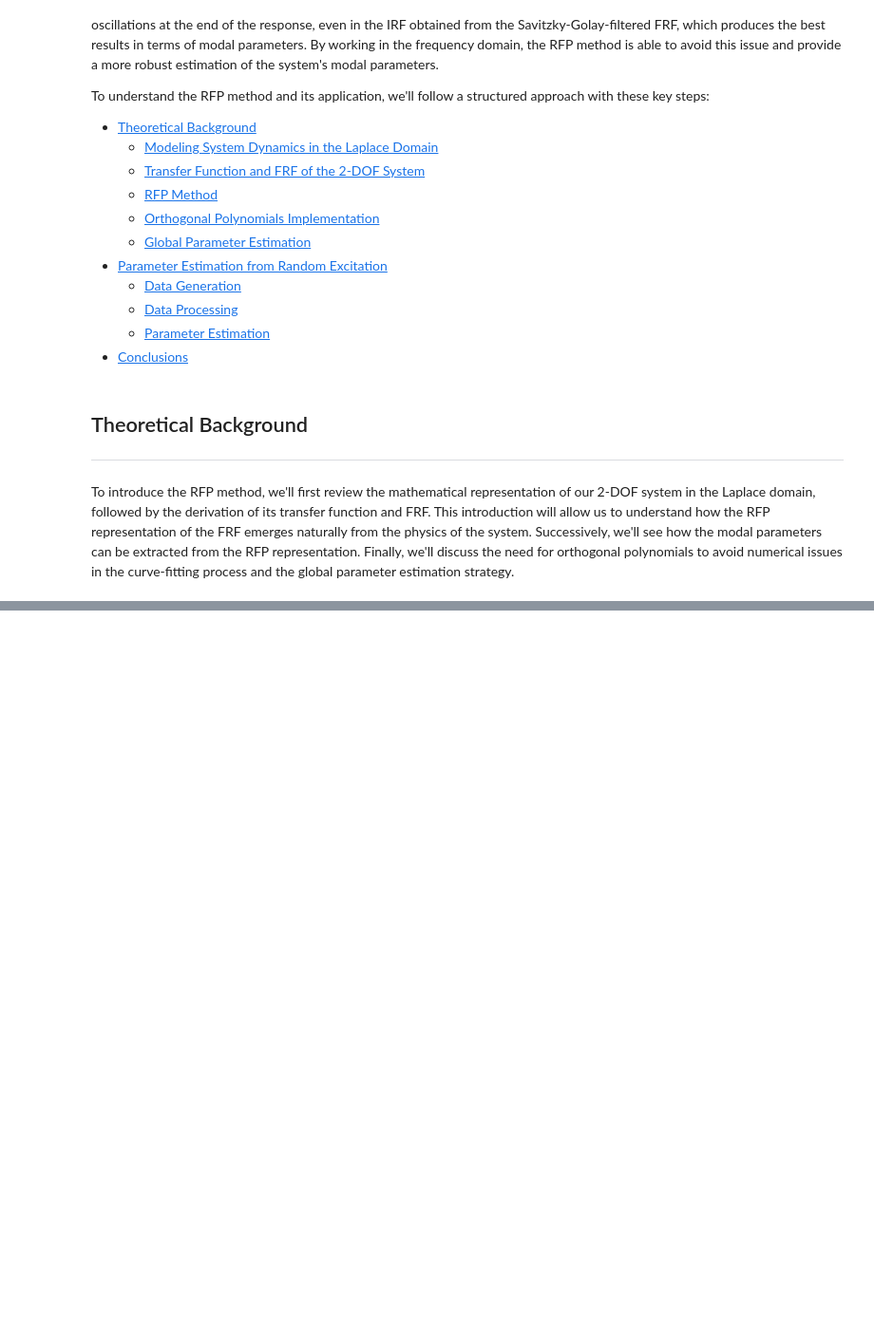
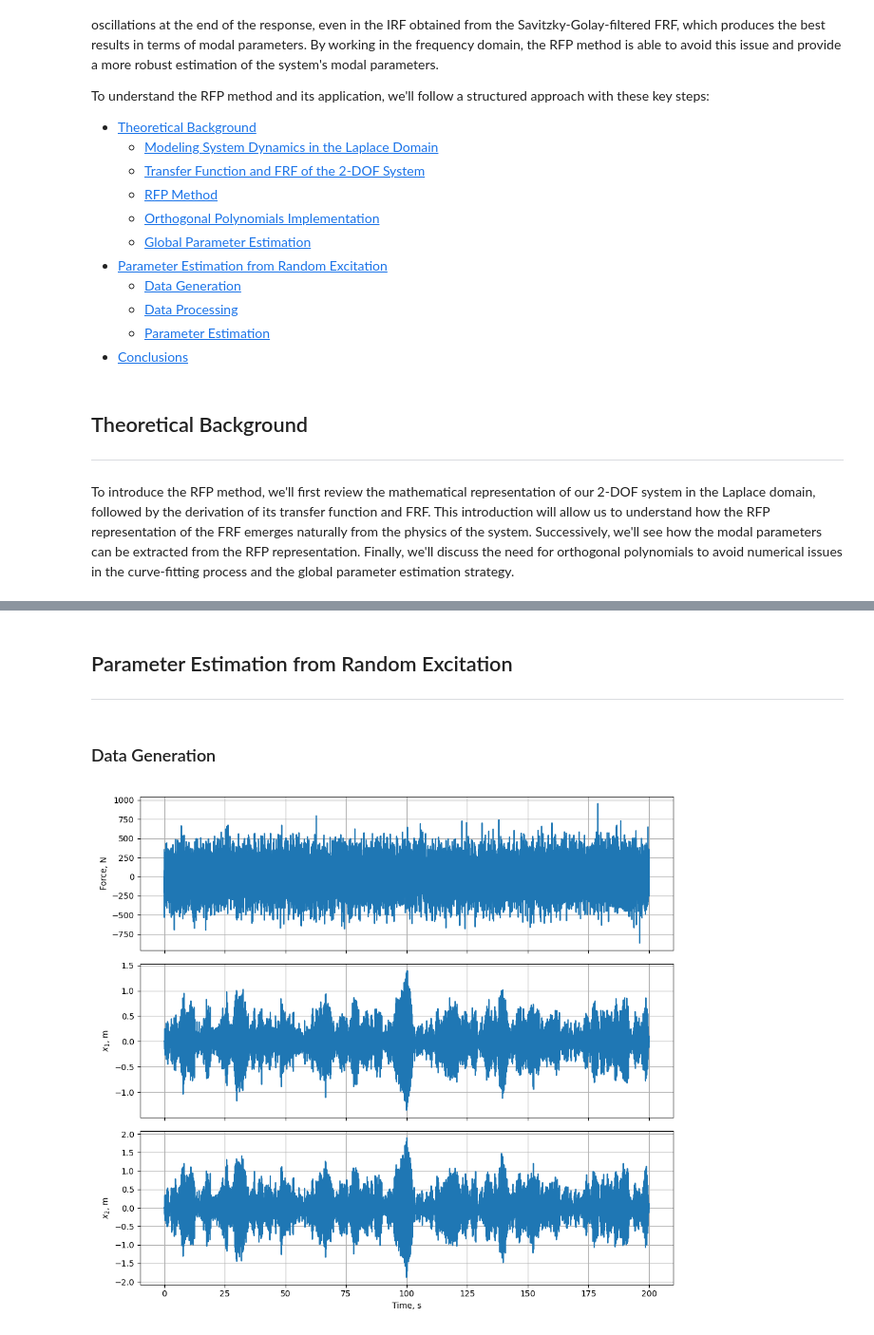
Before and after one commit to fmamitrotta/learn-aeroelastic-sid, a Jupyter notebook: notebooks/04_Identification_of_a_2-DOF_Mass-Spring-Damper_System_with_the_RFP_Method.ipynb, the cells around one changed output, grey strips where cells are left out. Shown at 95% size. Saved outputs shown, nothing was run; the diff lists cells and outputs as text; code cells hidden in the pictures; blank space fills up the shorter version.

Commit message:
Updated theory and added data generation and processing

```diff
--- a/notebooks/04_Identification_of_a_2-DOF_Mass-Spring-Damper_System_with_the_RFP_Method.ipynb
+++ b/notebooks/04_Identification_of_a_2-DOF_Mass-Spring-Damper_System_with_the_RFP_Method.ipynb
@@ -358,0 +457,6 @@ The benefits of the GRFP method become even more pronounced for more complex sys
+# %% [markdown]
+## Parameter Estimation from Random Excitation <a name="theoretical-background"></a>
+
+***
+# %% [markdown]
+### Data Generation <a name="data-generation"></a>
@@ -358,0 +510,63 @@ The benefits of the GRFP method become even more pronounced for more complex sys
+# %%
+import numpy as np  # import numpy library for numerical calculations
+from scipy.interpolate import interp1d  # import interp1d function for interpolation
+from scipy.integrate import odeint  # import odeint function for solving ODEs
+import matplotlib.pyplot as plt  # import matplotlib library for plotting
+
+# Enable interactive plots
+%matplotlib widget
+
+# Create time array
+t_span = 200  # [s]
+f_sampling = 100  # sampling frequency [Hz]
+t_vector = np.arange(0, t_span, 1 / f_sampling)  # time vector [s]
+
+# Generate random force signal
+np.random.seed(11)  # set random seed for reproducibility
+force_rms = 200  # RMS of the force signal [N]
+random_signal = np.random.normal(
+    size=len(t_vector)
+)  # random signal with normal distribution centered at 0
+random_force_signal = random_signal * (
+    force_rms / np.sqrt(np.mean(random_signal**2))
+)  # scale random signal to desired RMS [N]
+
+# Create interpolated force function
+random_force_function = interp1d(
+    t_vector, random_force_signal, bounds_error=False, fill_value=0
+)
+
+# Solve ODE
+initial_state = [0, 0, 0, 0]  # zero-displacement and zero-velocity initial conditions
+solution = odeint(
+    two_dof_mass_spring_damper, initial_state, t_vector, args=(random_force_function,)
+)
+
+# Extract displacements at the two degrees of freedom
+displacements = solution[:, :2].T
+
+# Create figure with three subplots
+fig, axes = plt.subplots(3, 1, sharex=True, figsize=(10, 9))
+
+# Plot force
+random_force_signal = random_force_function(t_vector)
+axes[0].plot(t_vector, random_force_signal)
+axes[0].set_ylabel("Force, N")
+axes[0].grid(True)
+
+# Plot displacement
+axes[1].plot(t_vector, displacements[0])
+axes[1].set_ylabel("$x_1$, m")
+axes[1].grid(True)
+
+# Plot velocity
+axes[2].plot(t_vector, displacements[1])
+axes[2].set_ylabel("$x_2$, m")
+axes[2].grid(True)
+axes[2].set_xlabel("Time, s")
+
+# Set layout and show plot
+plt.tight_layout()
+plt.show()
+# %% [output]
+[figure, added]
```
Also changed, not shown: parts of 12 cells of this notebook.
